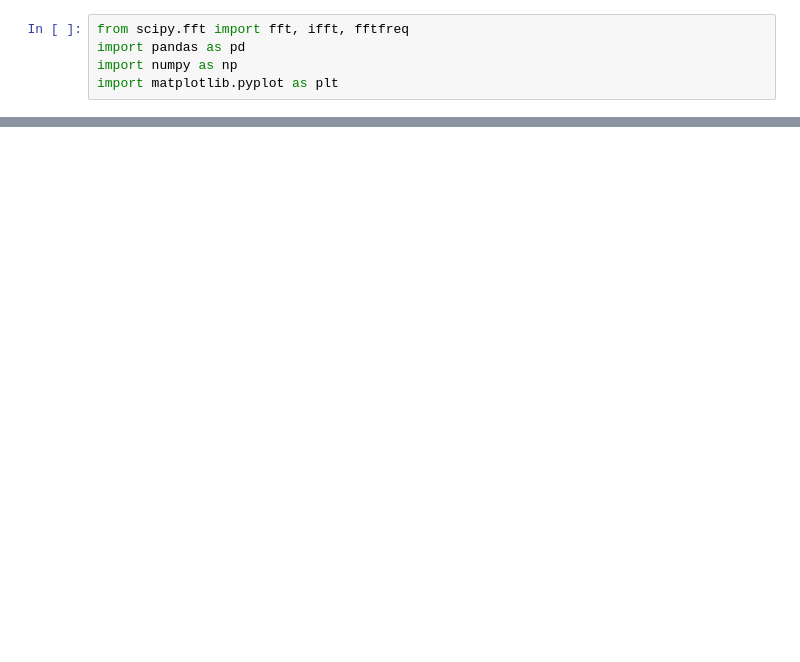
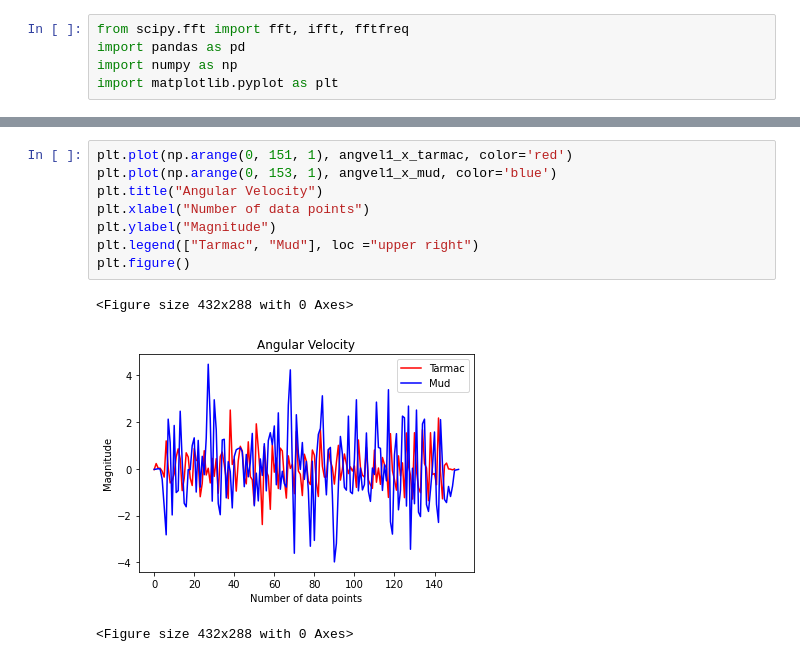
Before and after one commit to man-like-vinny/AML-Lab, a Jupyter notebook: test_analysis.ipynb, the cells around one changed output, grey strips where cells are left out. Cells and saved outputs as stored; diff of their text form; blank space fills up the shorter version.

```diff
--- a/test_analysis.ipynb
+++ b/test_analysis.ipynb
@@ -63 +47,13 @@ plt.figure()
 <Figure size 432x288 with 0 Axes>
+# %%
+plt.plot(np.arange(0, 151, 1), angvel1_x_tarmac, color='red')
+plt.plot(np.arange(0, 153, 1), angvel1_x_mud, color='blue')
+plt.title("Angular Velocity")
+plt.xlabel("Number of data points")
+plt.ylabel("Magnitude")
+plt.legend(["Tarmac", "Mud"], loc ="upper right")
+plt.figure()
+# %% [output]
+<Figure size 432x288 with 0 Axes>
+[figure, added]
+<Figure size 432x288 with 0 Axes>
```
Also changed, not shown: parts of 5 cells of this notebook.
